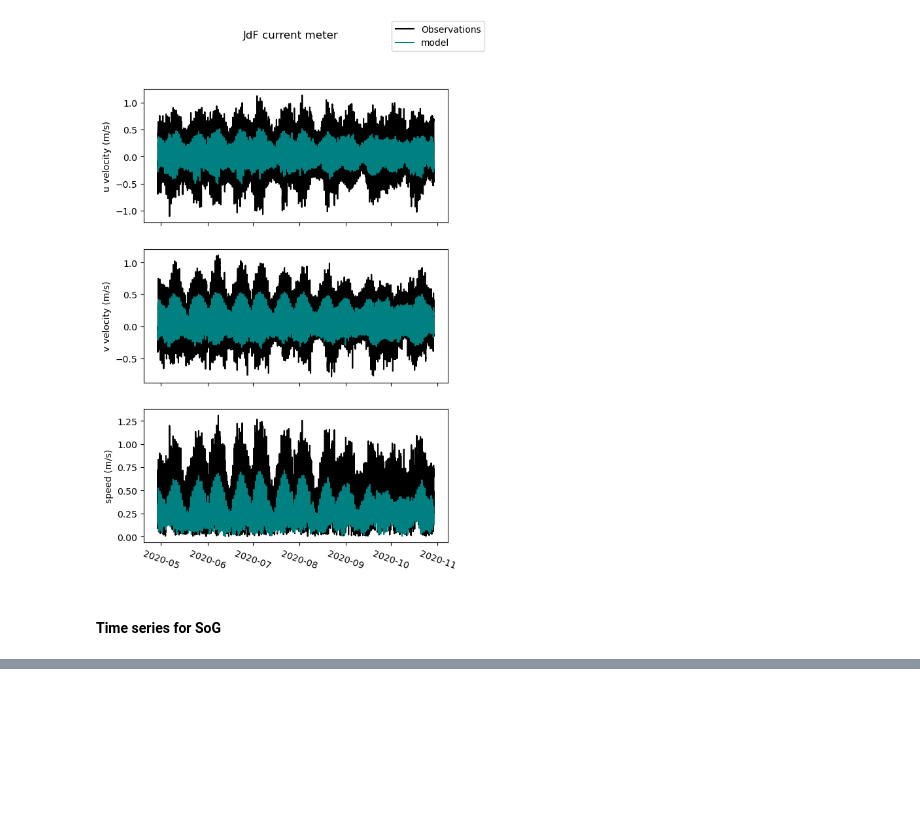
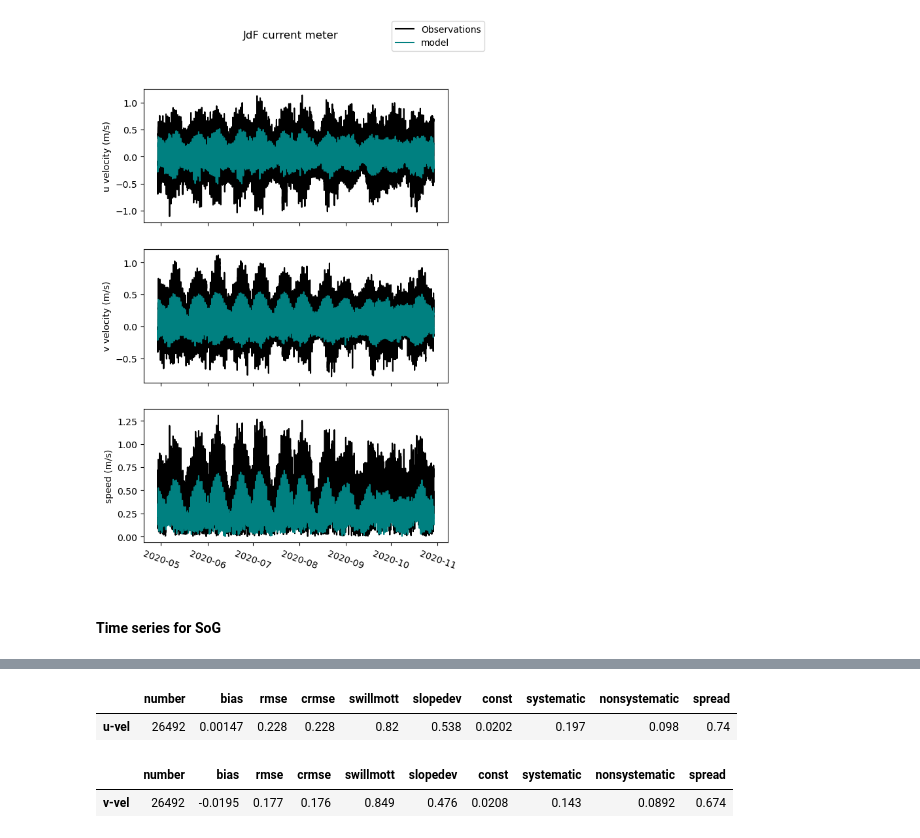
Before and after one commit to SalishSeaCast/analysis-camryn, a Jupyter notebook: notebooks/model_evals/model_eval_currents.ipynb, the cells around one changed output, grey strips where cells are left out. Saved outputs shown, nothing was run; the diff lists cells and outputs as text; code cells hidden in the pictures; blank space fills up the shorter version.

```diff
--- a/notebooks/model_evals/model_eval_currents.ipynb
+++ b/notebooks/model_evals/model_eval_currents.ipynb
@@ -1358,0 +1376,17 @@ data_vvel_sog_2021 = data_vvel_sog[data_vvel_sog['dtime'].dt.year == 2022]
+# %%
+modn = 'mod_east_vel'
+obsn = 'current_velocity_east'
+
+d_uvel_jdf21 = get_stats(data_uvel_jdf_2021,'u-vel' , idepth, jdepth, 'all_depths', reverse=False,string='')
+display(d_uvel_jdf21.style.format(myformat).apply(highlight_max_min))
+
+modn = 'mod_north_vel'
+obsn = 'current_velocity_north'
+
+d_vvel_jdf21 = get_stats(data_vvel_jdf_2021,'v-vel' , idepth, jdepth, 'all_depths', reverse=False,string='')
+display(d_vvel_jdf21.style.format(myformat).apply(highlight_max_min))
+# %% [output]
+|  | number | bias | rmse | crmse | swillmott | slopedev | const | systematic | nonsystematic | spread |
+| u-vel | 26492 | 0.00147 | 0.228 | 0.228 | 0.82 | 0.538 | 0.0202 | 0.197 | 0.098 | 0.74 |
+|  | number | bias | rmse | crmse | swillmott | slopedev | const | systematic | nonsystematic | spread |
+| v-vel | 26492 | -0.0195 | 0.177 | 0.176 | 0.849 | 0.476 | 0.0208 | 0.143 | 0.0892 | 0.674 |
```
Also changed, not shown: parts of 7 cells of this notebook.
